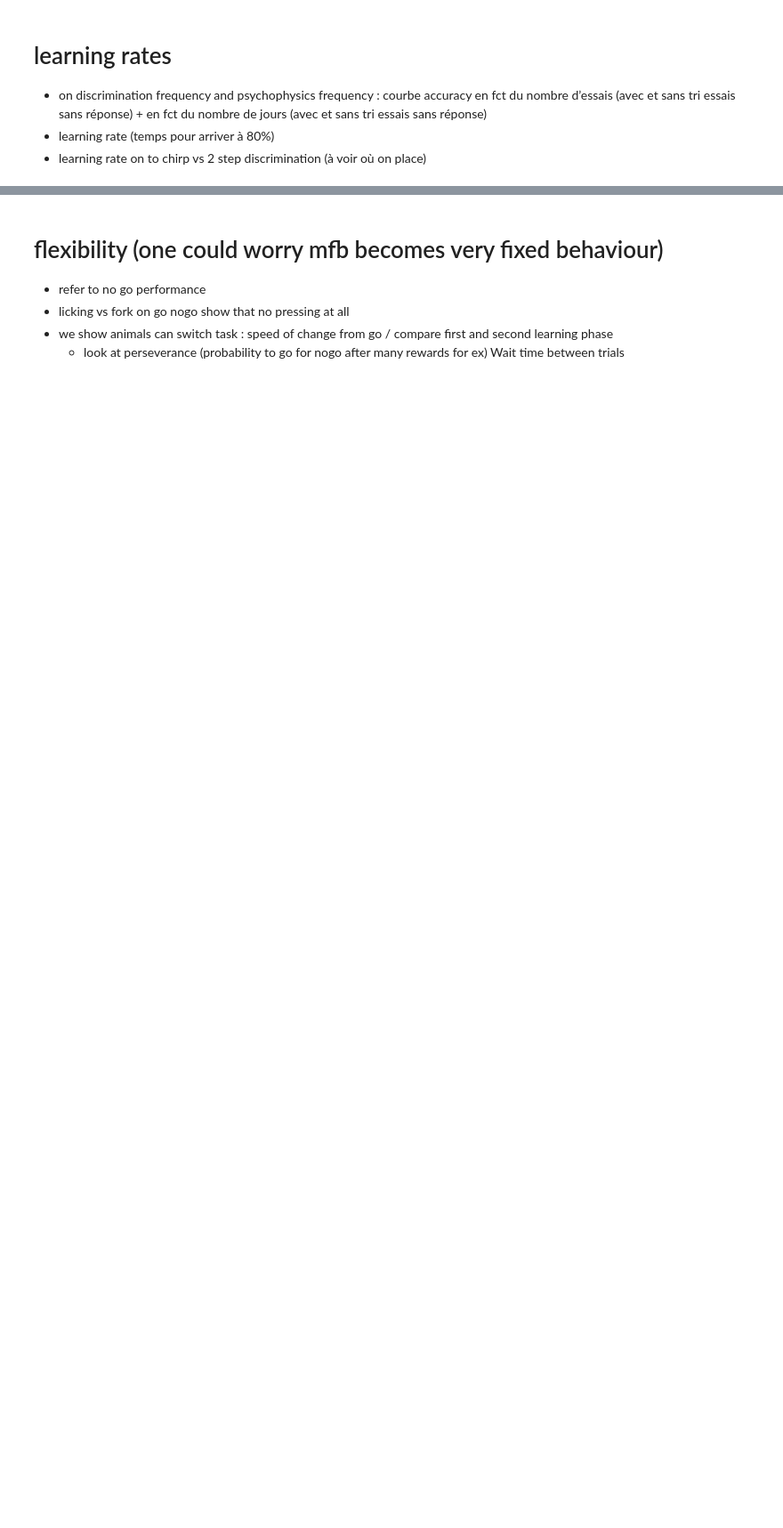
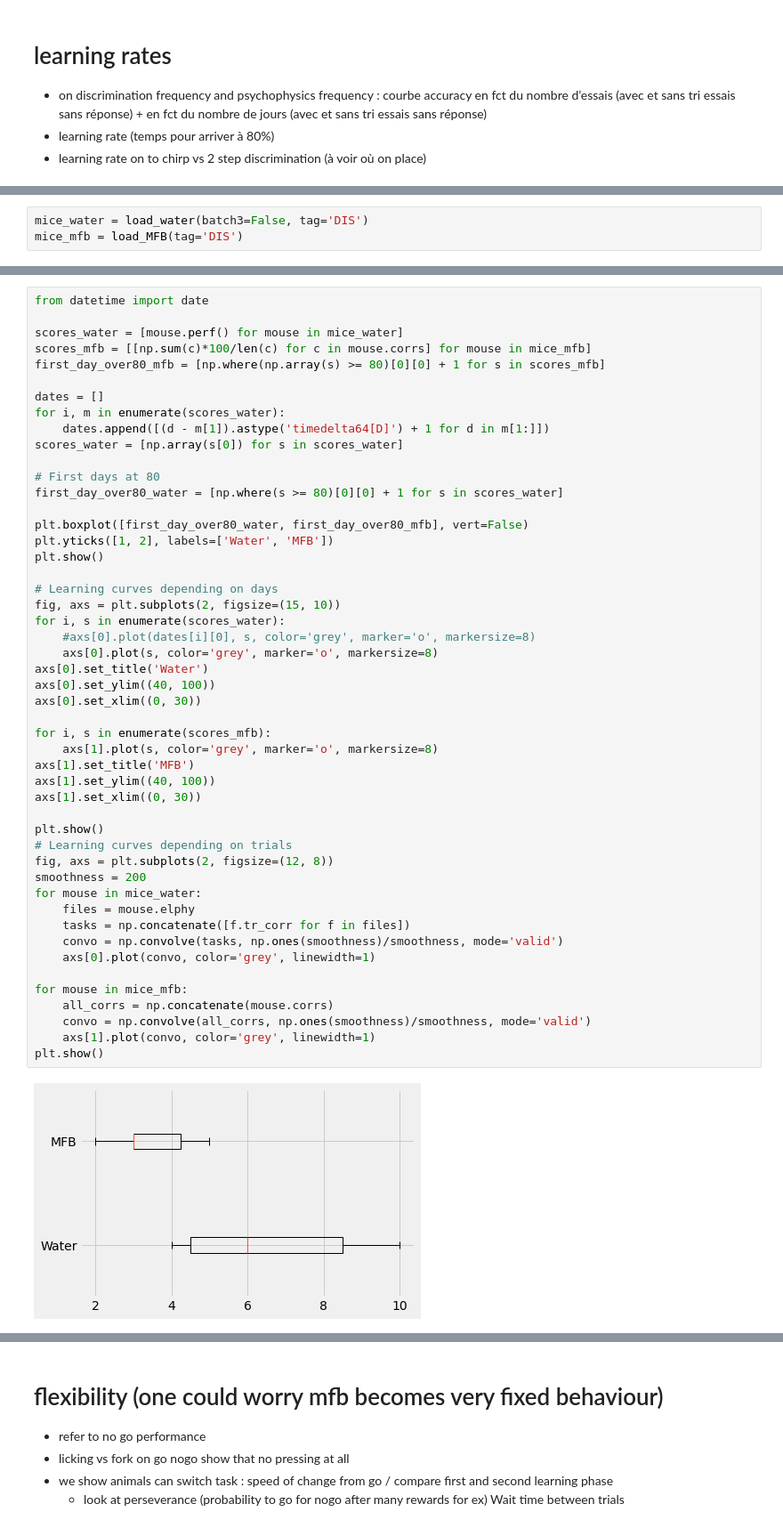
Before and after one commit to AntoninVerdier/Utilities, a Jupyter notebook: Elphy_Analysis/MFB_Figures.ipynb, the cells around one changed output, grey strips where cells are left out. Shown at 89% size. Cells and saved outputs as stored; diff of their text form; blank space fills up the shorter version.

```diff
--- a/Elphy_Analysis/MFB_Figures.ipynb
+++ b/Elphy_Analysis/MFB_Figures.ipynb
@@ -277,0 +282,3 @@ plt.show()
+# %%
+mice_water = load_water(batch3=False, tag='DIS')
+mice_mfb = load_MFB(tag='DIS')
@@ -277,0 +303,51 @@ plt.show()
+# %%
+from datetime import date
+
+scores_water = [mouse.perf() for mouse in mice_water]
+scores_mfb = [[np.sum(c)*100/len(c) for c in mouse.corrs] for mouse in mice_mfb]
+first_day_over80_mfb = [np.where(np.array(s) >= 80)[0][0] + 1 for s in scores_mfb]
+
+dates = []
+for i, m in enumerate(scores_water):
+    dates.append([(d - m[1]).astype('timedelta64[D]') + 1 for d in m[1:]])
+scores_water = [np.array(s[0]) for s in scores_water]
+
+# First days at 80
+first_day_over80_water = [np.where(s >= 80)[0][0] + 1 for s in scores_water]
+
+plt.boxplot([first_day_over80_water, first_day_over80_mfb], vert=False)
+plt.yticks([1, 2], labels=['Water', 'MFB'])
+plt.show()
+
+# Learning curves depending on days
+fig, axs = plt.subplots(2, figsize=(15, 10))
+for i, s in enumerate(scores_water):
+    #axs[0].plot(dates[i][0], s, color='grey', marker='o', markersize=8)
+    axs[0].plot(s, color='grey', marker='o', markersize=8)
+axs[0].set_title('Water')
+axs[0].set_ylim((40, 100))
+axs[0].set_xlim((0, 30))
+
+for i, s in enumerate(scores_mfb):
+    axs[1].plot(s, color='grey', marker='o', markersize=8)
+axs[1].set_title('MFB')
+axs[1].set_ylim((40, 100))
+axs[1].set_xlim((0, 30))
+
+plt.show()
+# Learning curves depending on trials
+fig, axs = plt.subplots(2, figsize=(12, 8))
+smoothness = 200
+for mouse in mice_water:
+    files = mouse.elphy
+    tasks = np.concatenate([f.tr_corr for f in files])
+    convo = np.convolve(tasks, np.ones(smoothness)/smoothness, mode='valid')
+    axs[0].plot(convo, color='grey', linewidth=1)
+
+for mouse in mice_mfb:
+    all_corrs = np.concatenate(mouse.corrs)
+    convo = np.convolve(all_corrs, np.ones(smoothness)/smoothness, mode='valid')
+    axs[1].plot(convo, color='grey', linewidth=1)
+plt.show()
+# %% [output]
+[figure, added]
```
Also changed, not shown: parts of 16 cells of this notebook, 1 other file.
